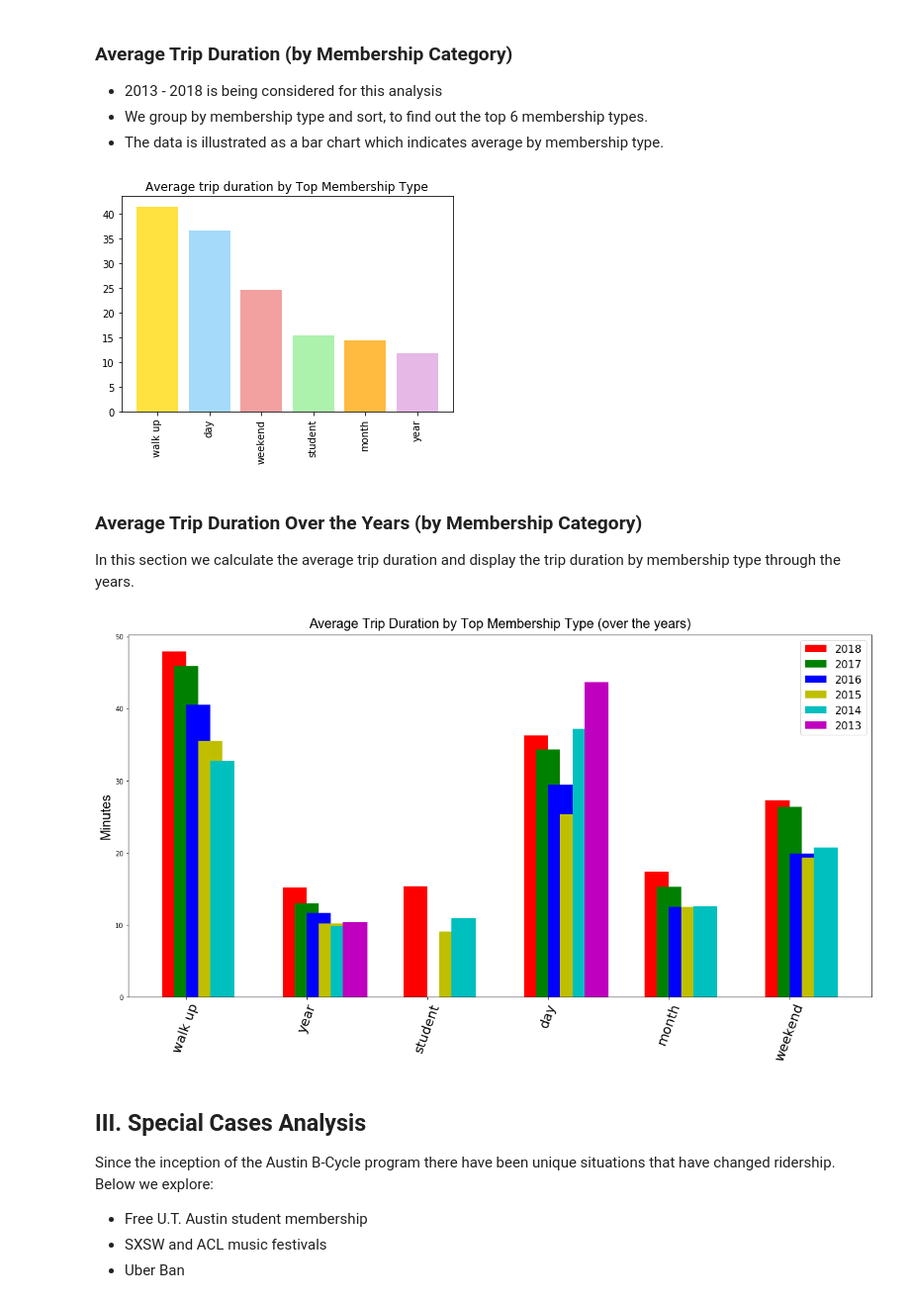
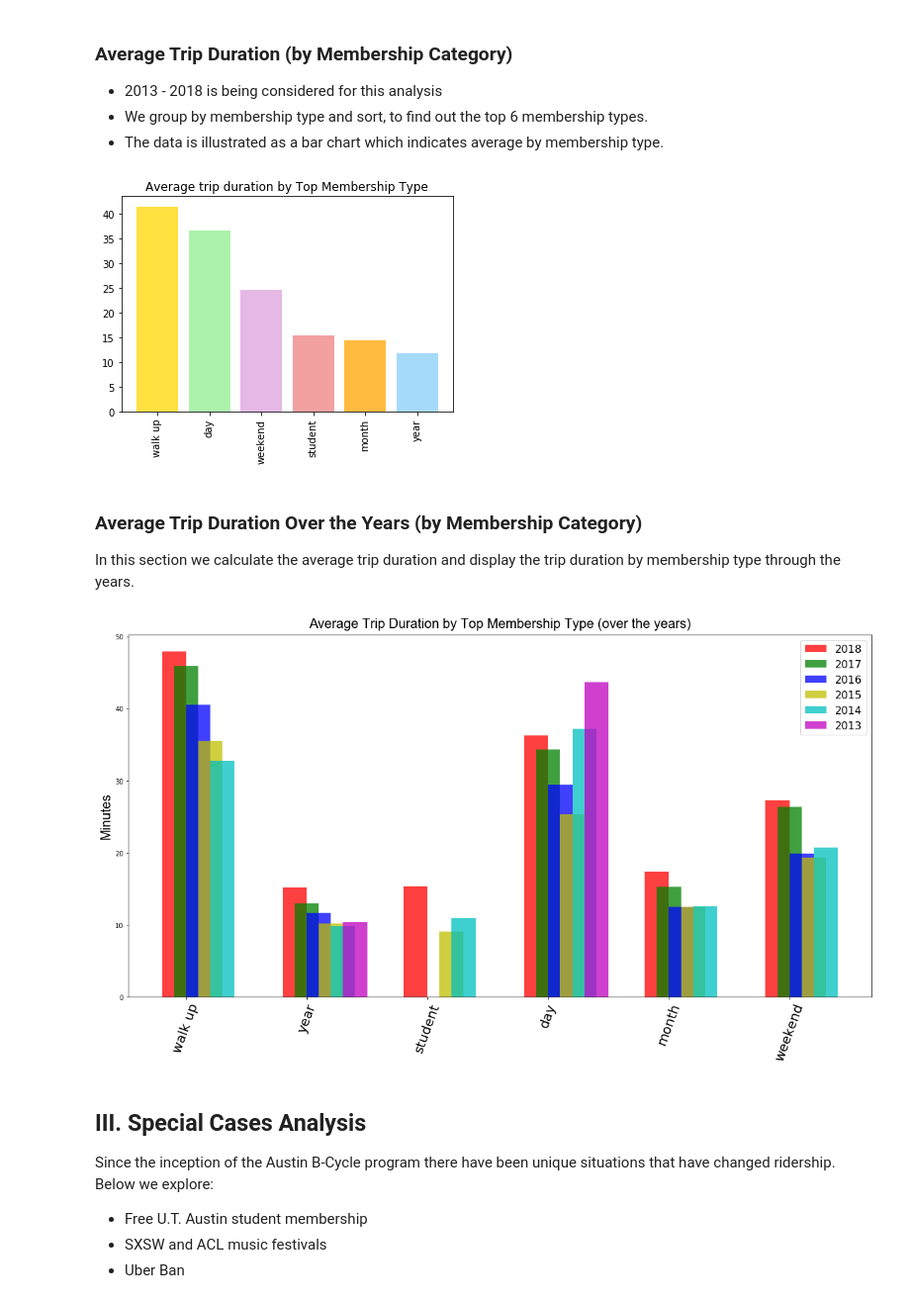
Before and after one commit to ananyay/Pedal_through_Austin, a Jupyter notebook: Data_Analysis_ananya.ipynb, the cells around one changed output. Shown at 99% size. Saved outputs shown, nothing was run; the diff lists cells and outputs as text; code cells hidden in the pictures.

```diff
--- a/Data_Analysis_ananya.ipynb
+++ b/Data_Analysis_ananya.ipynb
@@ -339,13 +340,13 @@ for x in x_axis:
 
 trip_minutes.sort(reverse=True)
 plt.xticks(tick_locations, ["walk up","day","weekend","student","month","year"], rotation=90)
-colors = ["gold", "lightskyblue", "lightcoral","lightgreen","orange","plum"]
+colors = ["gold", "lightgreen","plum","lightcoral","orange","lightskyblue"]
 plt.bar(height= trip_minutes, x= tick_locations, color=colors,alpha = 0.75)
 plt.title('Average trip duration by Top Membership Type')
 plt.savefig("Images/avg_duration_mem_type.png",bbox_inches = "tight")
 plt.show()
 # %% [output]
-[figure, old version]
+[figure, new version]
 # %% [markdown]
 ### Average Trip Duration Over the Years (by Membership Category)
 
@@ -404,40 +405,40 @@ df_bike_2014 = df_bike_cl.loc[(df_bike_cl["Trip Year"] ==2014)]
 
 trip_minutes_2014 = []
 for element in top_subscriber_type:
    time_min = df_bike_2014[df_bike_2014['Membership Type'] == element]['Trip Duration Minutes'].values
    trip_minutes_2014.append(np.mean(time_min))
 
 ## For 2013
 
 df_bike_2013 = df_bike_cl.loc[(df_bike_cl["Trip Year"] ==2013)]
 
 trip_minutes_2013 = []
 for element in top_subscriber_type:
    time_min = df_bike_2013[df_bike_2013['Membership Type'] == element]['Trip Duration Minutes'].values
    trip_minutes_2013.append(np.mean(time_min))
 
 x_axis  =  np.arange(0, len(top_subscriber_type))
 tick_locations = []
 for x in x_axis:
    tick_locations.append(x)
 
 # Plot with membership types on X-axis and Minutes on Y-axis and stacked by year.
 plt.setp(ax, xticks= tick_locations, xticklabels= top_subscriber_type)
 plt.setp(ax.get_xticklabels(), rotation=70, fontsize= 20)
-ax.bar(x_axis-0.5*w, trip_minutes_2018,w,color='r',label='2018')
-ax.bar(x_axis, trip_minutes_2017,w,color='g',label='2017')
-ax.bar(x_axis+0.5*w, trip_minutes_2016,w,color='b',label='2016')
-ax.bar(x_axis+1*w, trip_minutes_2015,w,color='y',label='2015')
-ax.bar(x_axis+1.5*w, trip_minutes_2014,w,color='c',label='2014')
-ax.bar(x_axis+2*w, trip_minutes_2013,w,color='m',label='2013')
+ax.bar(x_axis-0.5*w, trip_minutes_2018,w,color='r',label='2018',alpha = 0.75)
+ax.bar(x_axis, trip_minutes_2017,w,color='g',label='2017',alpha = 0.75)
+ax.bar(x_axis+0.5*w, trip_minutes_2016,w,color='b',label='2016',alpha = 0.75)
+ax.bar(x_axis+1*w, trip_minutes_2015,w,color='y',label='2015',alpha = 0.75)
+ax.bar(x_axis+1.5*w, trip_minutes_2014,w,color='c',label='2014',alpha = 0.75)
+ax.bar(x_axis+2*w, trip_minutes_2013,w,color='m',label='2013',alpha = 0.75)
 
 ax.set_title('Average Trip Duration by Top Membership Type (over the years)', **title_font)
 ax.set_ylabel('Minutes', **axis_font)
 ax.legend(loc=1, prop={'size': 16})
 plt.savefig("Images/avg_duration_mem_type_year.png",bbox_inches = "tight")
 plt.show()
 # %% [output]
-[figure, old version]
+[figure, new version]
 # %% [markdown]
 ## III. Special Cases Analysis
 
```
Also changed, not shown: parts of 1 cell of this notebook.
